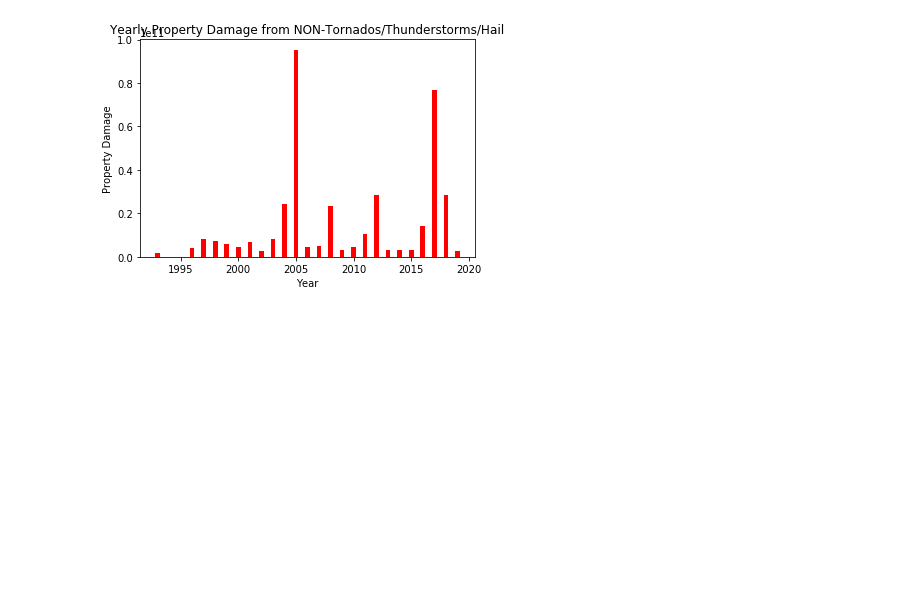
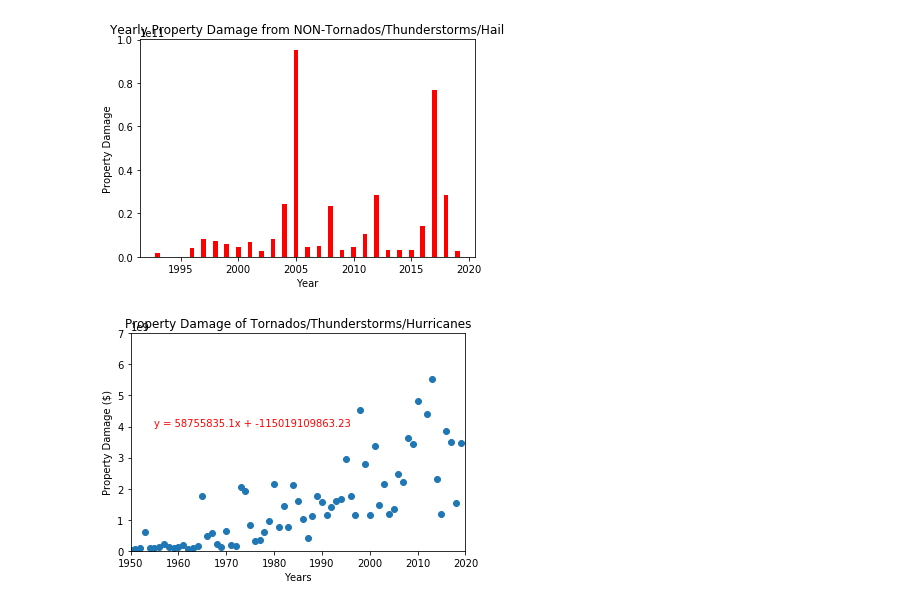
Before and after one commit to RedRubiksCube/project1, a Jupyter notebook: Project1-BS.ipynb, the cells around one changed output. Saved outputs shown, nothing was run; the diff lists cells and outputs as text; code cells hidden in the pictures; blank space fills up the shorter version.

```diff
--- a/Project1-BS.ipynb
+++ b/Project1-BS.ipynb
@@ -167,3 +169,30 @@ plt.title("Yearly Property Damage from NON-Tornados/Thunderstorms/Hail")
 plt.show()
 # %% [output]
 [figure]
+# %%
+x_axis = years
+y_axis = yearly_df['DAMAGE_PROPERTY']
+
+
+# Calculate the correlation coefficient and linear regression model
+corr_coef = st.pearsonr(x_axis, y_axis)
+round_corr = round(corr_coef[0],3)
+round_corr
+# Linear Regression Modeling
+(slope, intercept, rvalue, pvalue, stderr) = linregress(x_axis, y_axis)
+regress_values = x_axis * slope + intercept
+line_eq = "y = " + str(round(slope,2)) + "x + " + str(round(intercept,2))
+
+
+plt.title("Property Damage of Tornados/Thunderstorms/Hurricanes")
+
+plt.annotate(line_eq,(1955,4000000000),fontsize=10,color="red")
+plt.xlabel("Years")
+plt.ylabel("Property Damage ($)")
+plt.scatter(x_axis,y_axis)
+#plt.plot(years,regress_values,"r-")
+plt.ylim(0,7000000000)
+plt.xlim(1950,2020)
+plt.show()
+# %% [output]
+[figure, added]
```
Also changed, not shown: parts of 2 cells of this notebook.
